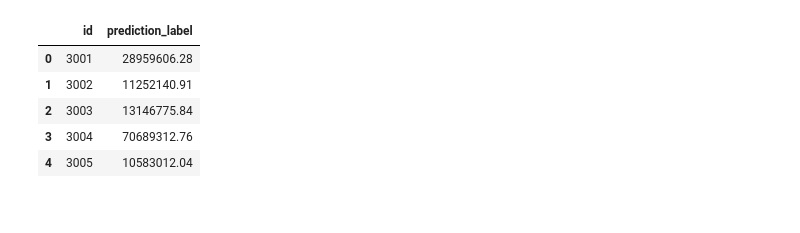
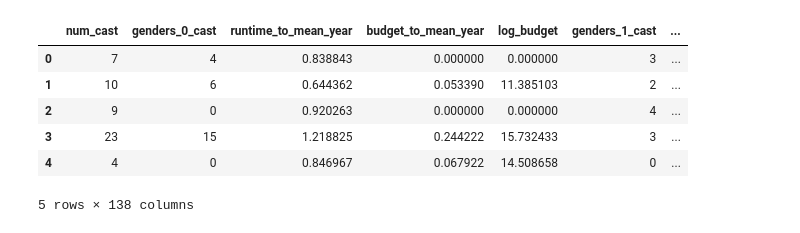
Before and after one commit to annagrimlund/BigData, a Jupyter notebook: rishi_trial.ipynb, the cells around one changed output. Cells and saved outputs as stored; diff of their text form; code cells hidden in the pictures.

```diff
--- a/rishi_trial.ipynb
+++ b/rishi_trial.ipynb
@@ -113,19 +76,20 @@ dtype: int64
 # %%
+testing= pd.read_csv('clean_test.csv')
 predictions = predict_model(best_model, data=testing)
 # %% [output]
 [interactive output not drawn]
 # %%
-predictions
+predictions['id']= range(3001,7399)
 predictions.head()
-final=predictions[["id", "prediction_label"]]
-final.head()
+finals=predictions[["id", "prediction_label"]]
 # %% [output]
-|  | id | prediction_label |
-| 0 | 3001 | 28959606.28 |
-| 1 | 3002 | 11252140.91 |
-| 2 | 3003 | 13146775.84 |
-| 3 | 3004 | 70689312.76 |
-| 4 | 3005 | 10583012.04 |
+|  | num_cast | genders_0_cast | runtime_to_mean_year | budget_to_mean_year | log_budget | genders_1_cast | ... |
+| 0 | 7 | 4 | 0.838843 | 0.000000 | 0.000000 | 3 | ... |
+| 1 | 10 | 6 | 0.644362 | 0.053390 | 11.385103 | 2 | ... |
+| 2 | 9 | 0 | 0.920263 | 0.000000 | 0.000000 | 4 | ... |
+| 3 | 23 | 15 | 1.218825 | 0.244222 | 15.732433 | 3 | ... |
+| 4 | 4 | 0 | 0.846967 | 0.067922 | 14.508658 | 0 | ... |
+5 rows × 138 columns
 # %%
 import os
 current_dir= os.getcwd()
```
Also changed, not shown: parts of 7 cells of this notebook, 2 other files.
